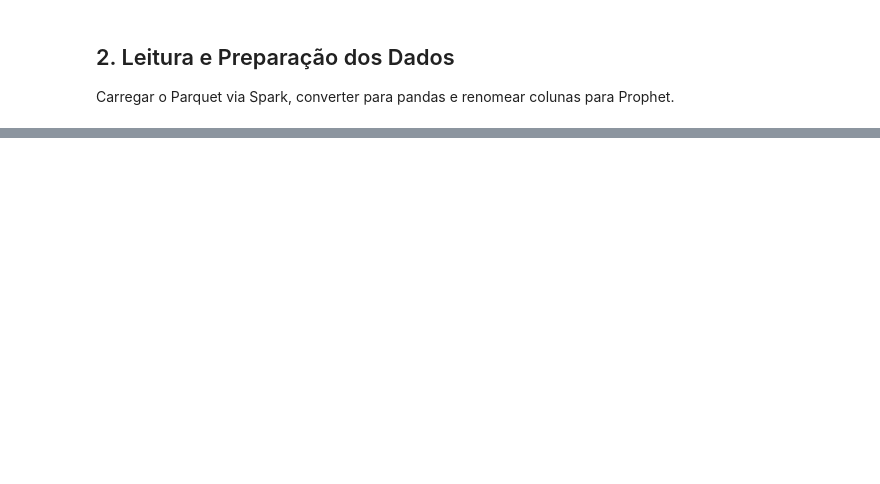
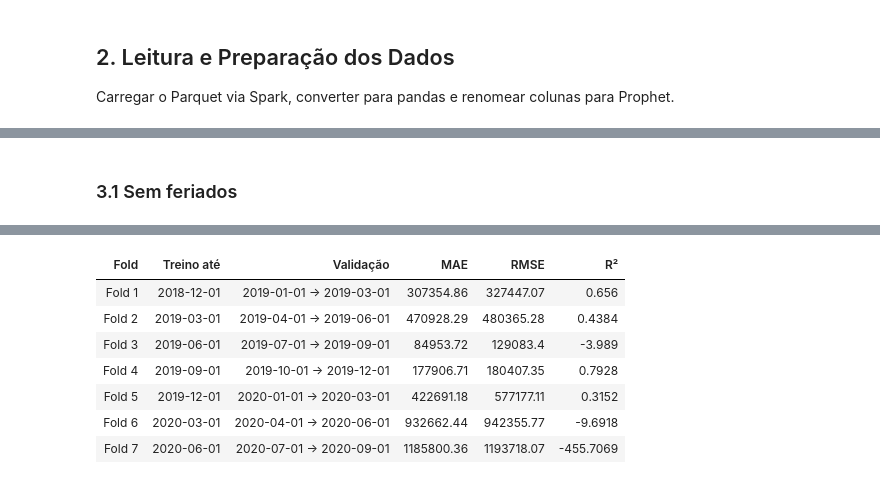
Before and after one commit to victorvanazzi/sales-demand-forecasting, a Jupyter notebook: notebooks/03c_modelagem_prophet.ipynb, the cells around one changed output, grey strips where cells are left out. Cells and saved outputs as stored; diff of their text form; code cells hidden in the pictures; blank space fills up the shorter version.

```diff
--- a/notebooks/03c_modelagem_prophet.ipynb
+++ b/notebooks/03c_modelagem_prophet.ipynb
@@ -194,0 +91,47 @@ Com isso, conclui-se esta fase do projeto de modelagem preditiva com Prophet.
+# %% [markdown]
+### 3.1 Sem feriados
+# %%
+# Definição dos três folds de Expanding Window
+folds = [
+    ("2018-12-01", "2019-01-01", "2019-03-01"),
+    ("2019-03-01", "2019-04-01", "2019-06-01"),
+    ("2019-06-01", "2019-07-01", "2019-09-01"),
+    ("2019-09-01", "2019-10-01", "2019-12-01"),
+    ("2019-12-01", "2020-01-01", "2020-03-01"),
+    ("2020-03-01", "2020-04-01", "2020-06-01"),
+    ("2020-06-01", "2020-07-01", "2020-09-01"),
+]
+
+results = []
+
+for i, (train_end, val_start, val_end) in enumerate(folds, start=1):
+    train = df[df['ds'] <= train_end]
+    val   = df[(df['ds'] >= val_start) & (df['ds'] <= val_end)]
+
+    model = Prophet(yearly_seasonality=True)
+    model.fit(train)
+
+    # Previsão apenas nas datas de validação
+    forecast = model.predict(val[['ds']])
+
+    # Merge para alinhar y e yhat
+    df_pred = (
+        val[['ds','y']]
+        .merge(forecast[['ds','yhat']], on='ds', how='inner')
+        .sort_values('ds')
+    )
+    y_true = df_pred['y'].values
+    y_pred = df_pred['yhat'].values
+
+    results.append({
+        "Fold":       f"Fold {i}",
+        "Treino até": train_end,
+        "Validação":  f"{val_start} → {val_end}",
+        "MAE":        round(mae(y_true, y_pred), 2),
+        "RMSE":       round(rmse(y_true, y_pred), 2),
+        "R²":         round(r2(y_true, y_pred), 4)
+    })
+
+metrics_df = pd.DataFrame(results)
+display(metrics_df)
+# %% [output]
@@ -194,0 +152,8 @@ Com isso, conclui-se esta fase do projeto de modelagem preditiva com Prophet.
+| Fold | Treino até | Validação | MAE | RMSE | R² |
+| Fold 1 | 2018-12-01 | 2019-01-01 → 2019-03-01 | 307354.86 | 327447.07 | 0.656 |
+| Fold 2 | 2019-03-01 | 2019-04-01 → 2019-06-01 | 470928.29 | 480365.28 | 0.4384 |
+| Fold 3 | 2019-06-01 | 2019-07-01 → 2019-09-01 | 84953.72 | 129083.4 | -3.989 |
+| Fold 4 | 2019-09-01 | 2019-10-01 → 2019-12-01 | 177906.71 | 180407.35 | 0.7928 |
+| Fold 5 | 2019-12-01 | 2020-01-01 → 2020-03-01 | 422691.18 | 577177.11 | 0.3152 |
+| Fold 6 | 2020-03-01 | 2020-04-01 → 2020-06-01 | 932662.44 | 942355.77 | -9.6918 |
+| Fold 7 | 2020-06-01 | 2020-07-01 → 2020-09-01 | 1185800.36 | 1193718.07 | -455.7069 |
```
Also changed, not shown: parts of 18 cells of this notebook, 2 other files.
